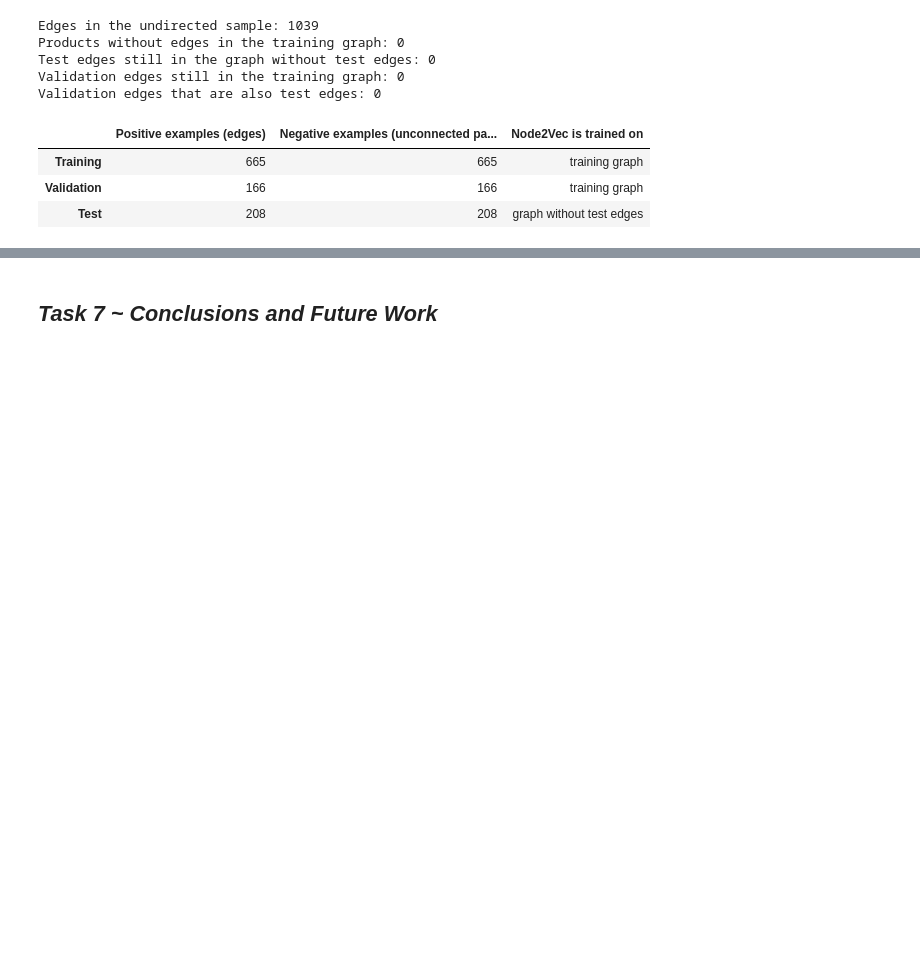
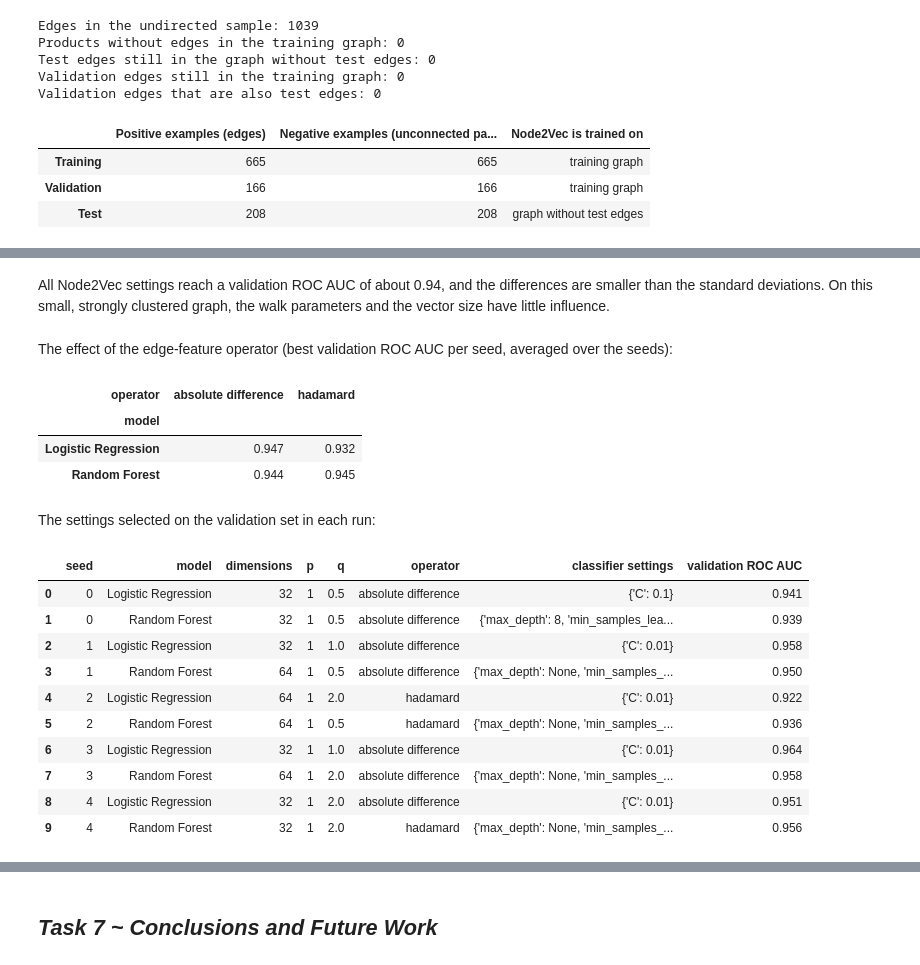
Before and after one commit to gmzonder/Enhancing-Amazon-Recommendation-With-Graph, a Jupyter notebook: Enhancing Amazon Recommendation with Graph DM.ipynb, the cells around one changed output, grey strips where cells are left out. Drawn from its saved outputs; the diff is of its cells as text; code cells hidden in the pictures; blank space fills up the shorter version.

```diff
--- a/Enhancing Amazon Recommendation with Graph DM.ipynb
+++ b/Enhancing Amazon Recommendation with Graph DM.ipynb
@@ -753,10 +747,0 @@ Validation edges that are also test edges: 0
-# %%
-from node2vec import Node2Vec
-import numpy as np
-
-# Generate Node2Vec embeddings
-node2vec = Node2Vec(sample_G, dimensions=64, walk_length=30, num_walks=200, workers=4, seed=42)
-node2vec_model = node2vec.fit(window=10, min_count=1, batch_words=4)
-
-# Create a dictionary with node embeddings
-embeddings = {str(node): node2vec_model.wv[str(node)] for node in sample_G.nodes()}
@@ -880,0 +927,28 @@ The random forest model is chosen as the final model for predicting co-purchases
+# %% [markdown]
+All Node2Vec settings reach a validation ROC AUC of about 0.94, and the differences are smaller than the standard deviations. On this small, strongly clustered graph, the walk parameters and the vector size have little influence.
+# %% [markdown]
+The effect of the edge-feature operator (best validation ROC AUC per seed, averaged over the seeds):
+# %%
+(tuning_results.groupby(['model', 'operator', 'seed'])['validation ROC AUC'].max()
+ .groupby(['model', 'operator']).mean().unstack().round(3))
+# %% [output]
+| operator | absolute difference | hadamard |
+| model |  |  |
+| Logistic Regression | 0.947 | 0.932 |
+| Random Forest | 0.944 | 0.945 |
+# %% [markdown]
+The settings selected on the validation set in each run:
+# %%
+chosen_settings[['seed', 'model', 'dimensions', 'p', 'q', 'operator', 'classifier settings', 'validation ROC AUC']].round(3)
+# %% [output]
+|  | seed | model | dimensions | p | q | operator | classifier settings | validation ROC AUC |
+| 0 | 0 | Logistic Regression | 32 | 1 | 0.5 | absolute difference | {'C': 0.1} | 0.941 |
+| 1 | 0 | Random Forest | 32 | 1 | 0.5 | absolute difference | {'max_depth': 8, 'min_samples_lea... | 0.939 |
+| 2 | 1 | Logistic Regression | 32 | 1 | 1.0 | absolute difference | {'C': 0.01} | 0.958 |
+| 3 | 1 | Random Forest | 64 | 1 | 0.5 | absolute difference | {'max_depth': None, 'min_samples_... | 0.950 |
+| 4 | 2 | Logistic Regression | 64 | 1 | 2.0 | hadamard | {'C': 0.01} | 0.922 |
+| 5 | 2 | Random Forest | 64 | 1 | 0.5 | hadamard | {'max_depth': None, 'min_samples_... | 0.936 |
+| 6 | 3 | Logistic Regression | 32 | 1 | 1.0 | absolute difference | {'C': 0.01} | 0.964 |
+| 7 | 3 | Random Forest | 64 | 1 | 2.0 | absolute difference | {'max_depth': None, 'min_samples_... | 0.958 |
+| 8 | 4 | Logistic Regression | 32 | 1 | 2.0 | absolute difference | {'C': 0.01} | 0.951 |
+| 9 | 4 | Random Forest | 32 | 1 | 2.0 | hadamard | {'max_depth': None, 'min_samples_... | 0.956 |
```
Also changed, not shown: parts of 32 cells of this notebook, 1 other file.
